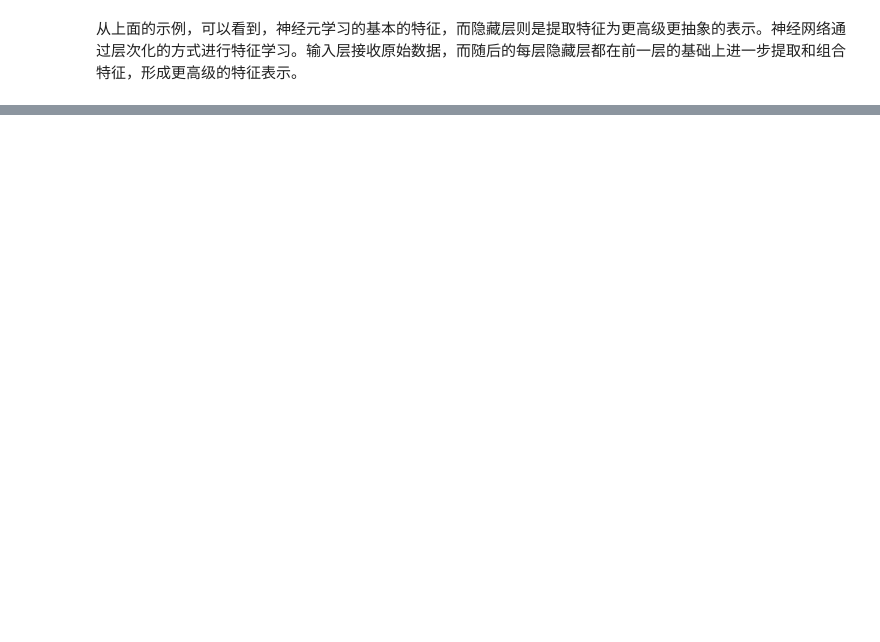
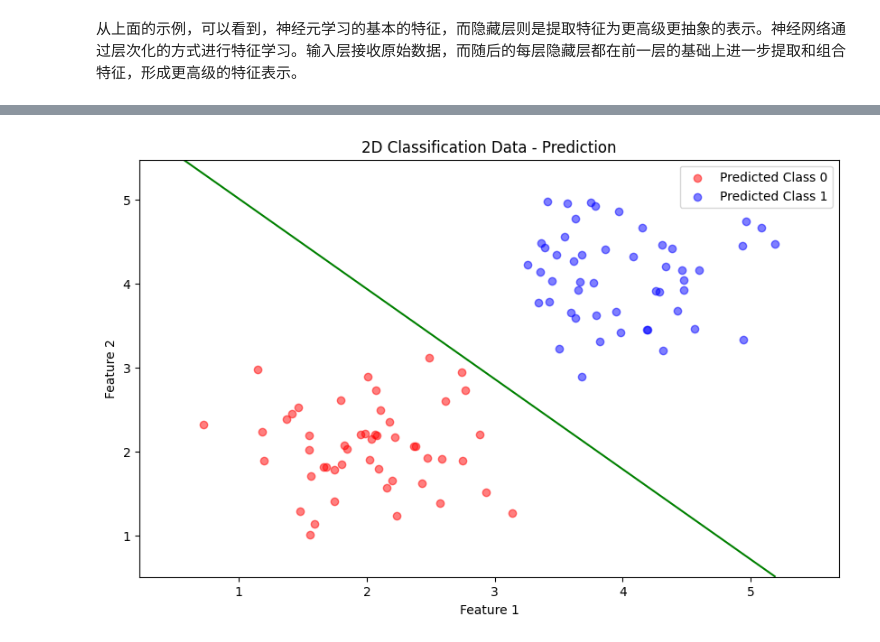
Before and after one commit to oiuv/Machine-Learning-Beginner, a Jupyter notebook: ML04.ipynb, the cells around one changed output, grey strips where cells are left out. Saved outputs shown, nothing was run; the diff lists cells and outputs as text; code cells hidden in the pictures; blank space fills up the shorter version.

```diff
--- a/ML04.ipynb
+++ b/ML04.ipynb
@@ -832,14 +832,20 @@ for m in range(epochs):
         dz3da2_2 = w3_2
         da2_1dz2_1 = a2_1 * (1 - a2_1)
         da2_2dz2_2 = a2_2 * (1 - a2_2)
+        dz2_1dw2_1_1 = a1_1
+        dz2_1dw2_2_1 = a1_2
+        dz2_1db2_1 = 1
+        dz2_2dw2_1_2 = a1_1
+        dz2_2dw2_2_2 = a1_2
+        dz2_2db2_2 = 1
 
-        dedw2_1_1 = deda3 * da3dz3 * dz3da2_1 * da2_1dz2_1 * a1_1
-        dedw2_2_1 = deda3 * da3dz3 * dz3da2_1 * da2_1dz2_1 * a1_2
-        dedb2_1 = deda3 * da3dz3 * dz3da2_1 * da2_1dz2_1 * 1
+        dedw2_1_1 = deda3 * da3dz3 * dz3da2_1 * da2_1dz2_1 * dz2_1dw2_1_1
+        dedw2_2_1 = deda3 * da3dz3 * dz3da2_1 * da2_1dz2_1 * dz2_1dw2_2_1
+        dedb2_1 = deda3 * da3dz3 * dz3da2_1 * da2_1dz2_1 * dz2_1db2_1
 
-        dedw2_1_2 = deda3 * da3dz3 * dz3da2_2 * da2_2dz2_2 * a1_1
-        dedw2_2_2 = deda3 * da3dz3 * dz3da2_2 * da2_2dz2_2 * a1_2
-        dedb2_2 = deda3 * da3dz3 * dz3da2_2 * da2_2dz2_2 * 1
+        dedw2_1_2 = deda3 * da3dz3 * dz3da2_2 * da2_2dz2_2 * dz2_2dw2_1_2
+        dedw2_2_2 = deda3 * da3dz3 * dz3da2_2 * da2_2dz2_2 * dz2_2dw2_2_2
+        dedb2_2 = deda3 * da3dz3 * dz3da2_2 * da2_2dz2_2 * dz2_2db2_2
 
         dz2_1da1_1 = w2_1_1
         dz2_1da1_2 = w2_2_1
@@ -952,0 +1009,75 @@ plt.show()
+# %%
+
+# 初始化参数
+w1 = np.random.randn()
+w2 = np.random.randn()
+b = np.random.randn()
+alpha = 0.01
+
+x1s = X[:, 0]
+x2s = X[:, 1]
+
+# 前向传播函数
+def forward_propagation(x1, x2):
+    z = w1 * x1 + w2 * x2 + b
+    a = 1 / (1 + np.exp(-z))
+    return a
+
+# 训练模型
+for _ in range(500):
+    for i in range(n_samples):
+        x = X[i]
+        y = Y[i]
+        x1 = x[0]
+        x2 = x[1]
+
+        a = forward_propagation(x1, x2)
+        e = (y - a)**2
+
+        deda = -2 * (y - a)
+        dadz = a * (1 - a)
+        dzdw1 = x1
+        dzdw2 = x2
+        dzdb = 1
+
+        dedw1 = deda * dadz * dzdw1
+        dedw2 = deda * dadz * dzdw2
+        dedb = deda * dadz * dzdb
+
+        w1 -= alpha * dedw1
+        w2 -= alpha * dedw2
+        b -= alpha * dedb
+
+# 使用训练好的参数进行预测
+Y_pred = np.zeros(n_samples)
+for i in range(n_samples):
+    x1 = X[i, 0]
+    x2 = X[i, 1]
+    Y_pred[i] = forward_propagation(x1, x2)
+
+# 使用阈值0.5将预测值转换为类别
+Y_pred_class = (Y_pred > 0.5).astype(int)
+
+# 绘制原始数据和预测结果
+plt.figure(figsize=(10, 6))
+plt.scatter(X[Y_pred_class == 0][:, 0], X[Y_pred_class == 0][:, 1], color='r', label='Predicted Class 0', alpha=0.5)
+plt.scatter(X[Y_pred_class == 1][:, 0], X[Y_pred_class == 1][:, 1], color='b', label='Predicted Class 1', alpha=0.5)
+plt.xlabel('Feature 1')
+plt.ylabel('Feature 2')
+plt.title('2D Classification Data - Prediction')
+plt.legend()
+
+# 创建网格
+x1_min, x1_max = X[:, 0].min() - 0.5, X[:, 0].max() + 0.5
+x2_min, x2_max = X[:, 1].min() - 0.5, X[:, 1].max() + 0.5
+xx1, xx2 = np.meshgrid(np.linspace(x1_min, x1_max, 100), np.linspace(x2_min, x2_max, 100))
+
+# 计算网格上的输出
+Z = np.array([forward_propagation(x1, x2) for x1, x2 in zip(xx1.ravel(), xx2.ravel())])
+Z = Z.reshape(xx1.shape)
+
+# 绘制等高线
+plt.contour(xx1, xx2, Z, levels=[0.5], colors='g')
+plt.show()
+# %% [output]
+[figure, added]
```
Also changed, not shown: parts of 7 cells of this notebook, 1 other file.
